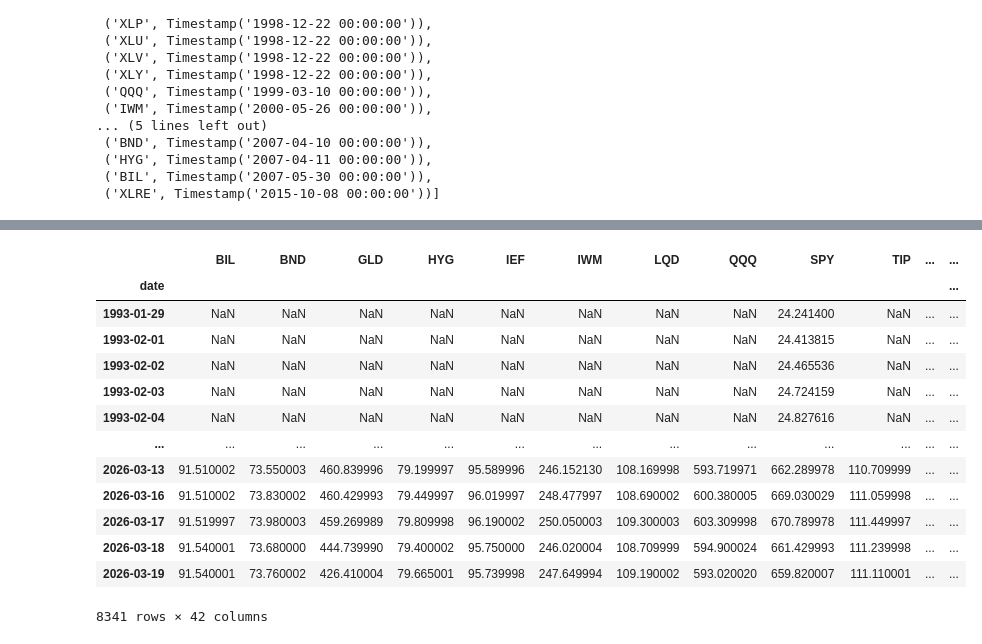
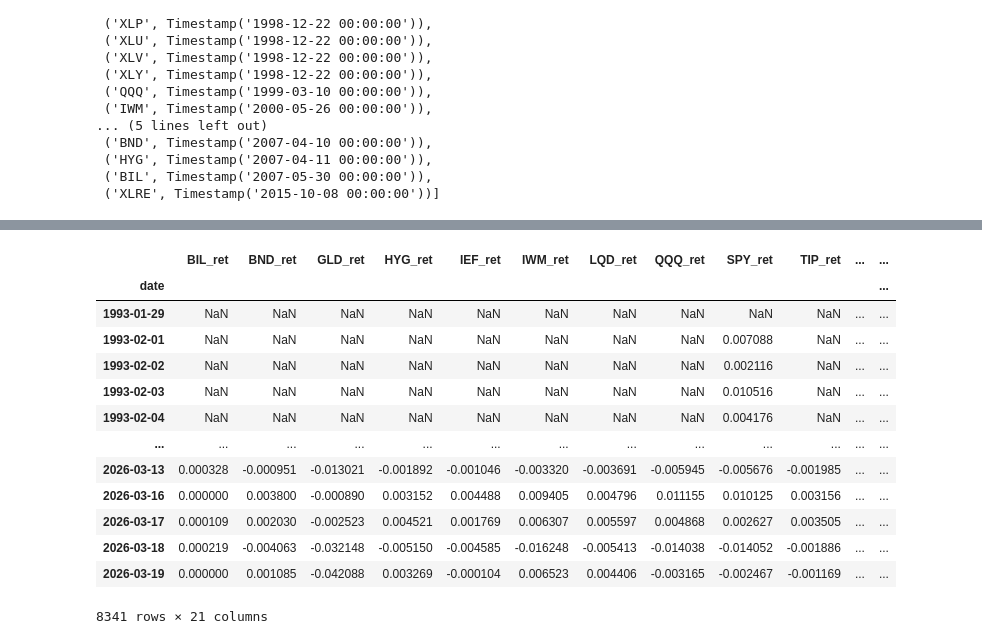
Before and after one commit to tmacpherson6/investment_advisor_dashboard_capstone, a Jupyter notebook: Pete-B3_Feature-Generation.ipynb, the cells around one changed output, grey strips where cells are left out. Saved outputs shown, nothing was run; the diff lists cells and outputs as text; code cells hidden in the pictures.

```diff
--- a/Pete-B3_Feature-Generation.ipynb
+++ b/Pete-B3_Feature-Generation.ipynb
@@ -12,13 +9,10 @@ We will later construct a PyTorch DataSet that will give us the flexibility to u
 # %%
-import math
-import re
-
 import numpy as np
 import pandas as pd
-import matplotlib.pyplot as plt
 
 import data_prep as dp
 
 ETF_DATA_FILE = 'etf_raw_data.csv'
-INDEX_DATA_FILE = 'filled_indicies_data.csv'
+WINDOW_SIZE = 5  # No. business days for historical volatility feature
+OUTLOOK = 5  # Future outlook (no. business days) for predicted volatility label
 # %% [markdown]
@@ -57,21 +69,27 @@ sorted([(k, v) for k, v in starting_date.items()], key=lambda i:i[1])
 # %%
+ret_d, ret_w = {}, {}
 for ticker in tickers:
-    etf_df[ticker + '_return'] = (
-        np.log(etf_df[ticker] / etf_df[ticker].shift(1))
+    # Compute daily return (feature)
+    ret_d[ticker + '_ret'] = (
+        np.log(etf_df[ticker].values / etf_df[ticker].shift(1).values)
     )
-etf_df
+    # Compute future weekly return (label)
+    ret_w[ticker + '_ret_target'] = (
+        np.log(etf_df[ticker].shift(-OUTLOOK).values / etf_df[ticker].values)
+    )
+pd.DataFrame(ret_d, index=etf_df.index)
 # %% [output]
-|  | BIL | BND | GLD | HYG | IEF | IWM | LQD | QQQ | SPY | TIP | ... | ... |
+|  | BIL_ret | BND_ret | GLD_ret | HYG_ret | IEF_ret | IWM_ret | LQD_ret | QQQ_ret | SPY_ret | TIP_ret | ... | ... |
 | date |  |  |  |  |  |  |  |  |  |  |  | ... |
-| 1993-01-29 | NaN | NaN | NaN | NaN | NaN | NaN | NaN | NaN | 24.241400 | NaN | ... | ... |
-| 1993-02-01 | NaN | NaN | NaN | NaN | NaN | NaN | NaN | NaN | 24.413815 | NaN | ... | ... |
-| 1993-02-02 | NaN | NaN | NaN | NaN | NaN | NaN | NaN | NaN | 24.465536 | NaN | ... | ... |
-| 1993-02-03 | NaN | NaN | NaN | NaN | NaN | NaN | NaN | NaN | 24.724159 | NaN | ... | ... |
-| 1993-02-04 | NaN | NaN | NaN | NaN | NaN | NaN | NaN | NaN | 24.827616 | NaN | ... | ... |
+| 1993-01-29 | NaN | NaN | NaN | NaN | NaN | NaN | NaN | NaN | NaN | NaN | ... | ... |
+| 1993-02-01 | NaN | NaN | NaN | NaN | NaN | NaN | NaN | NaN | 0.007088 | NaN | ... | ... |
+| 1993-02-02 | NaN | NaN | NaN | NaN | NaN | NaN | NaN | NaN | 0.002116 | NaN | ... | ... |
+| 1993-02-03 | NaN | NaN | NaN | NaN | NaN | NaN | NaN | NaN | 0.010516 | NaN | ... | ... |
+| 1993-02-04 | NaN | NaN | NaN | NaN | NaN | NaN | NaN | NaN | 0.004176 | NaN | ... | ... |
 | ... | ... | ... | ... | ... | ... | ... | ... | ... | ... | ... | ... | ... |
-| 2026-03-13 | 91.510002 | 73.550003 | 460.839996 | 79.199997 | 95.589996 | 246.152130 | 108.169998 | 593.719971 | 662.289978 | 110.709999 | ... | ... |
-| 2026-03-16 | 91.510002 | 73.830002 | 460.429993 | 79.449997 | 96.019997 | 248.477997 | 108.690002 | 600.380005 | 669.030029 | 111.059998 | ... | ... |
-| 2026-03-17 | 91.519997 | 73.980003 | 459.269989 | 79.809998 | 96.190002 | 250.050003 | 109.300003 | 603.309998 | 670.789978 | 111.449997 | ... | ... |
-| 2026-03-18 | 91.540001 | 73.680000 | 444.739990 | 79.400002 | 95.750000 | 246.020004 | 108.709999 | 594.900024 | 661.429993 | 111.239998 | ... | ... |
-| 2026-03-19 | 91.540001 | 73.760002 | 426.410004 | 79.665001 | 95.739998 | 247.649994 | 109.190002 | 593.020020 | 659.820007 | 111.110001 | ... | ... |
+| 2026-03-13 | 0.000328 | -0.000951 | -0.013021 | -0.001892 | -0.001046 | -0.003320 | -0.003691 | -0.005945 | -0.005676 | -0.001985 | ... | ... |
+| 2026-03-16 | 0.000000 | 0.003800 | -0.000890 | 0.003152 | 0.004488 | 0.009405 | 0.004796 | 0.011155 | 0.010125 | 0.003156 | ... | ... |
+| 2026-03-17 | 0.000109 | 0.002030 | -0.002523 | 0.004521 | 0.001769 | 0.006307 | 0.005597 | 0.004868 | 0.002627 | 0.003505 | ... | ... |
+| 2026-03-18 | 0.000219 | -0.004063 | -0.032148 | -0.005150 | -0.004585 | -0.016248 | -0.005413 | -0.014038 | -0.014052 | -0.001886 | ... | ... |
+| 2026-03-19 | 0.000000 | 0.001085 | -0.042088 | 0.003269 | -0.000104 | 0.006523 | 0.004406 | -0.003165 | -0.002467 | -0.001169 | ... | ... |
-8341 rows × 42 columns
+8341 rows × 21 columns
```
Also changed, not shown: parts of 7 cells of this notebook, 5 other files.
